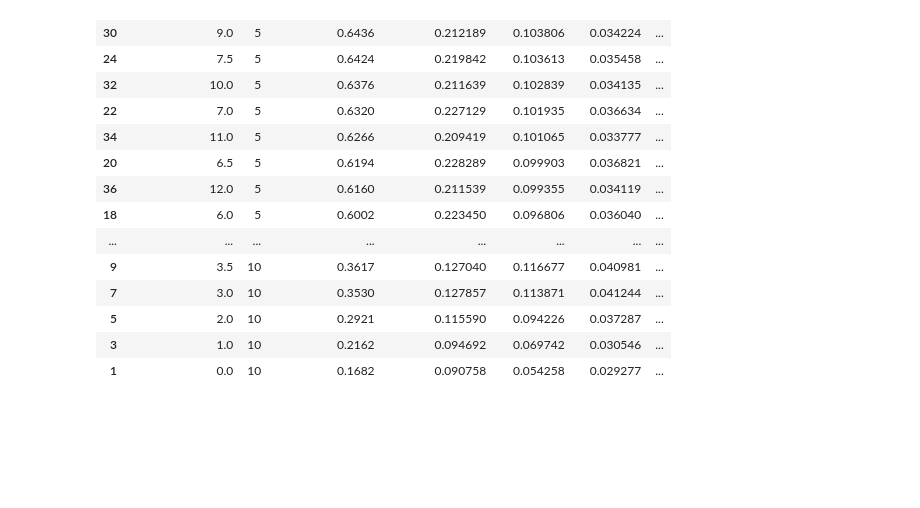
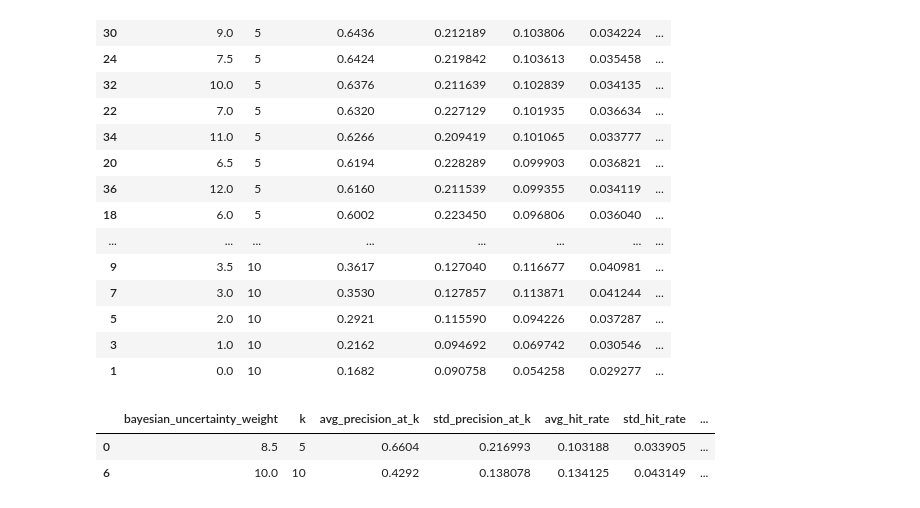
Before and after one commit to sidmetikala-dev/anirec_v2, a Jupyter notebook: notebooks/bayesian_uncertainty_tuning_20260615.ipynb, the cells around one changed output. Saved outputs shown, nothing was run; the diff lists cells and outputs as text; code cells hidden in the pictures; blank space fills up the shorter version.

```diff
--- a/notebooks/bayesian_uncertainty_tuning_20260615.ipynb
+++ b/notebooks/bayesian_uncertainty_tuning_20260615.ipynb
@@ -125,3 +125,95 @@ bayesian_summary
 | 5 | 2.0 | 10 | 0.2921 | 0.115590 | 0.094226 | 0.037287 | ... |
 | 3 | 1.0 | 10 | 0.2162 | 0.094692 | 0.069742 | 0.030546 | ... |
 | 1 | 0.0 | 10 | 0.1682 | 0.090758 | 0.054258 | 0.029277 | ... |
+# %%
+focused_weights_uncertainty = np.array([8.5, 8, 9, 7.5, 10, 7])
+focused_n_runs = 500
+focused_top_ks = [5, 10]
+
+from anime_evaluation import HitRateEvaluator, RankingMetricEvaluator
+
+focused_hitman = HitRateEvaluator(
+    anime_df_scaled=anime_df_scaled,
+    anime_df=anime_df,
+    scores=user_scores,
+    anime_data_client=anime_data_client,
+    anime_data=anime_data,
+    builder=builder,
+    recommender=recommender,
+)
+
+(
+    focused_bayesian_results,
+    focused_bayesian_summary,
+    focused_best_bayesian_weights,
+    focused_baseline_results,
+    focused_baseline_summary,
+) = focused_hitman.tune_bayesian_uncertainty(
+    weights=focused_weights_uncertainty,
+    n_runs=focused_n_runs,
+    top_ks=focused_top_ks,
+    random_state=42,
+)
+
+focused_ranking_evaluator = RankingMetricEvaluator(
+    anime_df_scaled=anime_df_scaled,
+    anime_df=anime_df,
+    scores=user_scores,
+    anime_data_client=anime_data_client,
+    anime_data=anime_data,
+    builder=builder,
+    recommender=recommender,
+)
+
+focused_ranking_results, focused_ranking_summary = (
+    focused_ranking_evaluator.tune_bayesian_uncertainty_ranking(
+        weights=focused_weights_uncertainty,
+        n_runs=focused_n_runs,
+        top_ks=focused_top_ks,
+        random_state=42,
+    )
+)
+
+focused_bayesian_summary = focused_bayesian_summary.rename(
+    columns={"uncertainty_weight": "bayesian_uncertainty_weight"}
+)
+focused_ranking_summary = focused_ranking_summary.rename(
+    columns={"uncertainty_weight": "bayesian_uncertainty_weight"}
+)
+
+focused_average_metrics = (
+    focused_bayesian_summary
+    .merge(
+        focused_ranking_summary,
+        on=["bayesian_uncertainty_weight", "k"],
+        how="left",
+    )
+    .merge(
+        focused_baseline_summary,
+        on="k",
+        how="left",
+    )
+)
+
+focused_metrics_path = (
+    PROJECT_ROOT
+    / "metrics"
+    / f"bayesian_uncertainty_focused_ndcg_{focused_n_runs}run_20260615.csv"
+)
+focused_average_metrics.to_csv(focused_metrics_path, index=False)
+
+focused_best_bayesian_weights = (
+    focused_average_metrics
+    .sort_values(
+        ["k", "avg_precision_at_k", "avg_ndcg_at_k", "avg_hit_rate"],
+        ascending=[True, False, False, False],
+    )
+    .groupby("k")
+    .head(1)
+)
+
+focused_best_bayesian_weights
+# %% [output]
+|  | bayesian_uncertainty_weight | k | avg_precision_at_k | std_precision_at_k | avg_hit_rate | std_hit_rate | ... |
+| 0 | 8.5 | 5 | 0.6604 | 0.216993 | 0.103188 | 0.033905 | ... |
+| 6 | 10.0 | 10 | 0.4292 | 0.138078 | 0.134125 | 0.043149 | ... |
```
Also changed, not shown: parts of 2 cells of this notebook, 7 other files.
